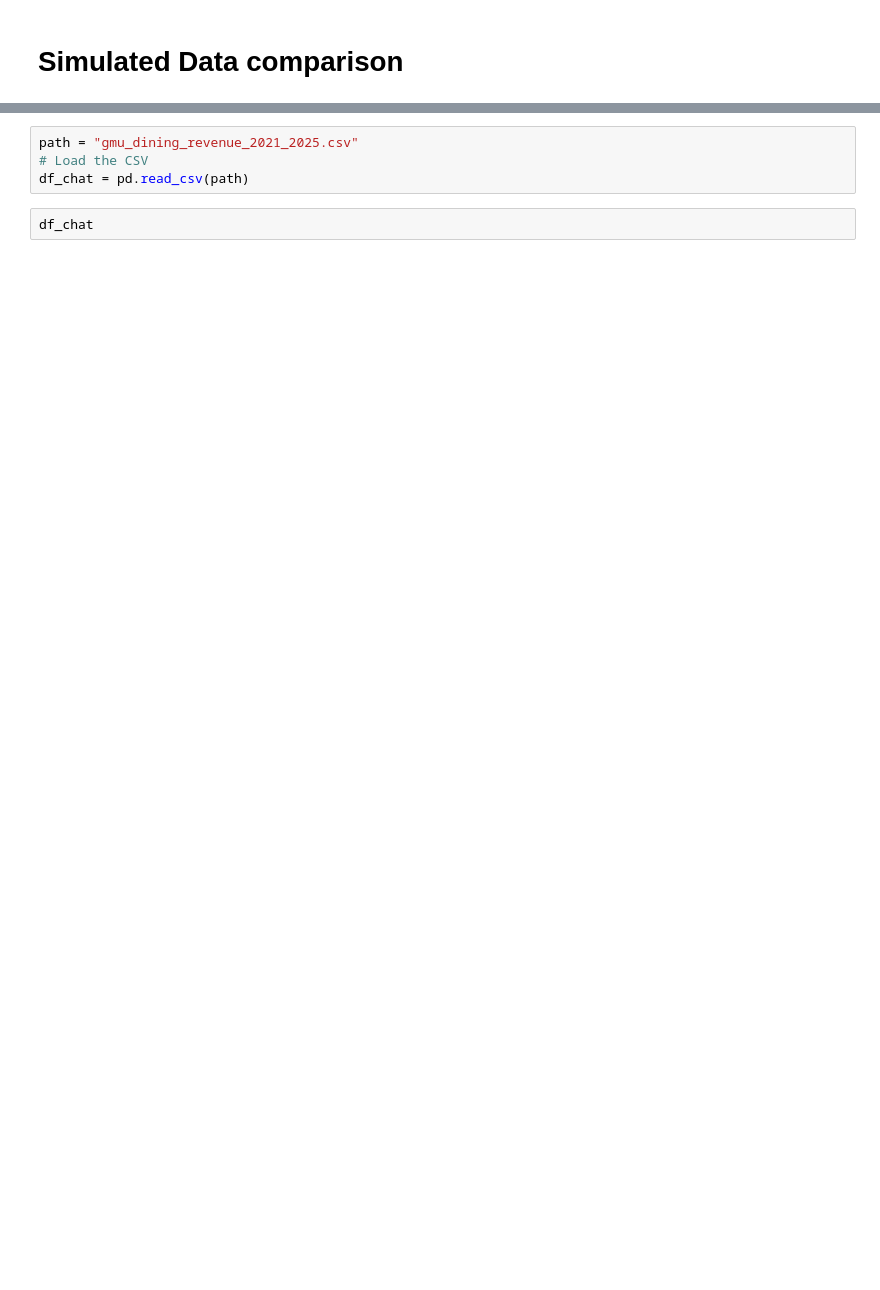
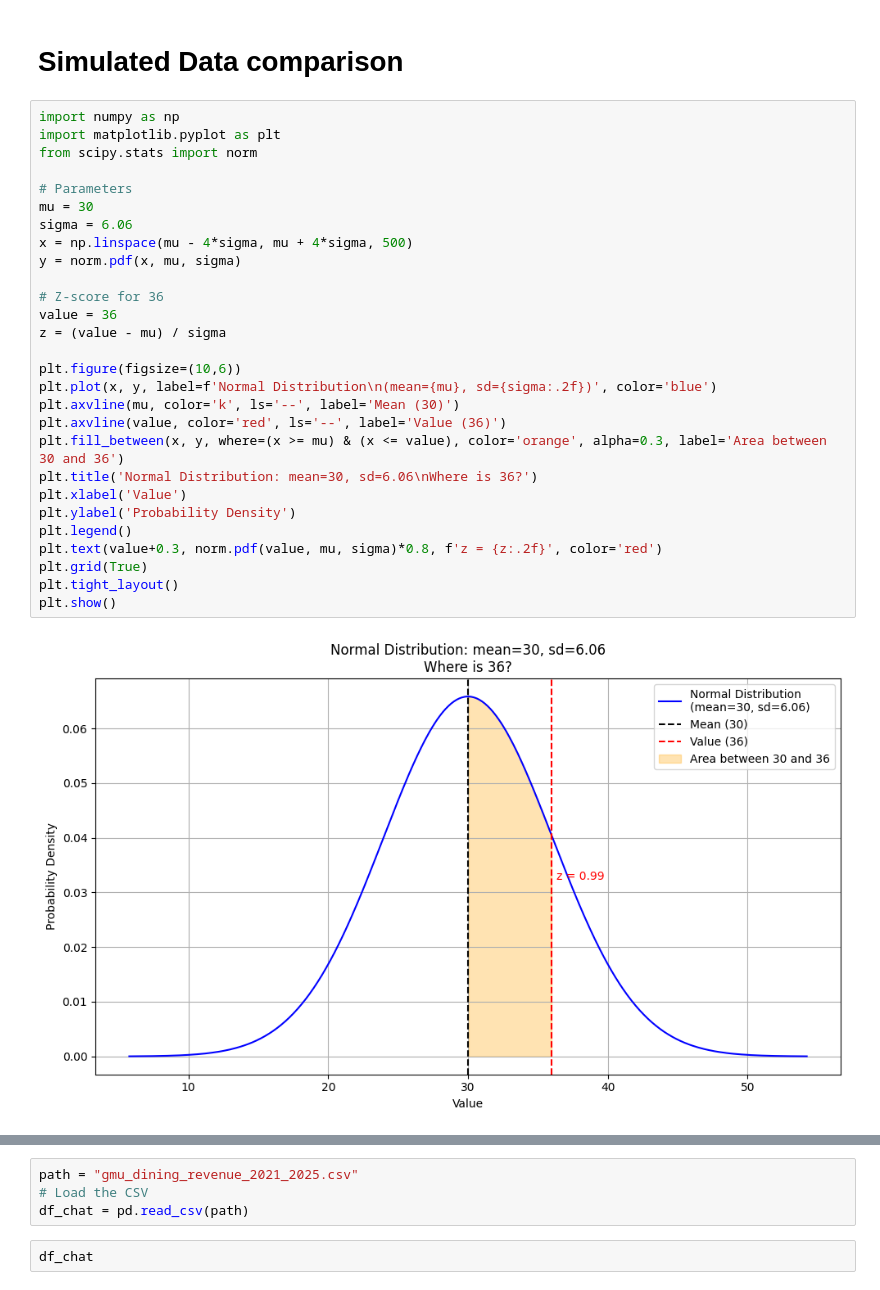
Before and after one commit to shawnjohn23/GMU-ABS, a Jupyter notebook: Dining.ipynb, the cells around one changed output, grey strips where cells are left out. Saved outputs shown, nothing was run; the diff lists cells and outputs as text; blank space fills up the shorter version.

```diff
--- a/Dining.ipynb
+++ b/Dining.ipynb
@@ -1,2 +1,32 @@
 # %% [markdown]
 # Simulated Data comparison
+# %%
+import numpy as np
+import matplotlib.pyplot as plt
+from scipy.stats import norm
+
+# Parameters
+mu = 30
+sigma = 6.06
+x = np.linspace(mu - 4*sigma, mu + 4*sigma, 500)
+y = norm.pdf(x, mu, sigma)
+
+# Z-score for 36
+value = 36
+z = (value - mu) / sigma
+
+plt.figure(figsize=(10,6))
+plt.plot(x, y, label=f'Normal Distribution\n(mean={mu}, sd={sigma:.2f})', color='blue')
+plt.axvline(mu, color='k', ls='--', label='Mean (30)')
+plt.axvline(value, color='red', ls='--', label='Value (36)')
+plt.fill_between(x, y, where=(x >= mu) & (x <= value), color='orange', alpha=0.3, label='Area between 30 and 36')
+plt.title('Normal Distribution: mean=30, sd=6.06\nWhere is 36?')
+plt.xlabel('Value')
+plt.ylabel('Probability Density')
+plt.legend()
+plt.text(value+0.3, norm.pdf(value, mu, sigma)*0.8, f'z = {z:.2f}', color='red')
+plt.grid(True)
+plt.tight_layout()
+plt.show()
+# %% [output]
+[figure, added]
```
Also changed, not shown: parts of 34 cells of this notebook.
